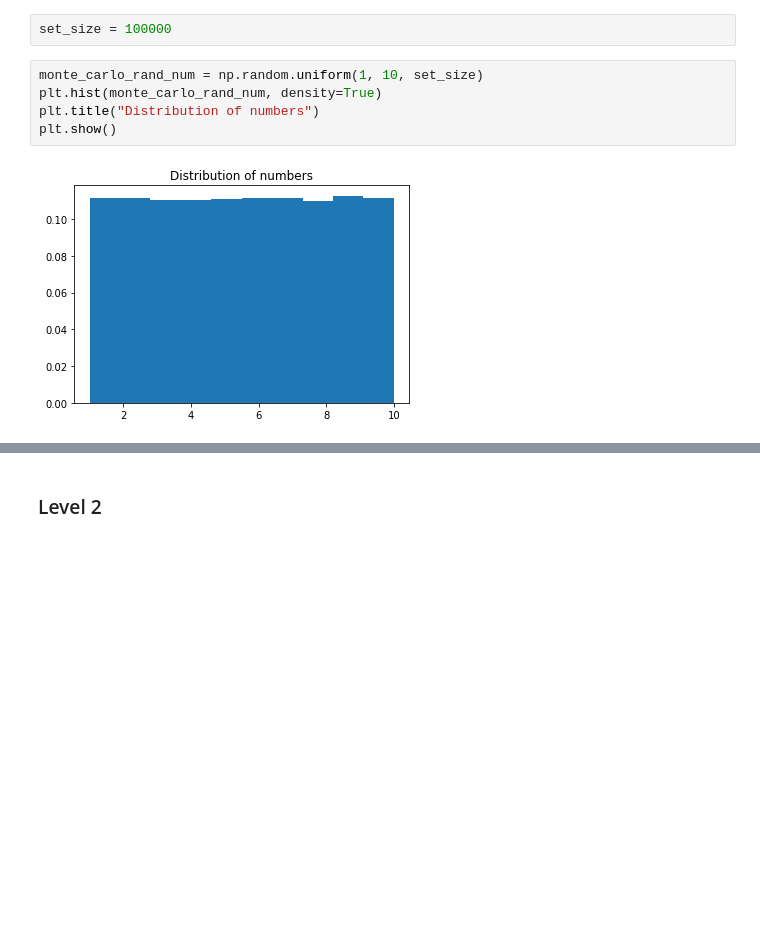
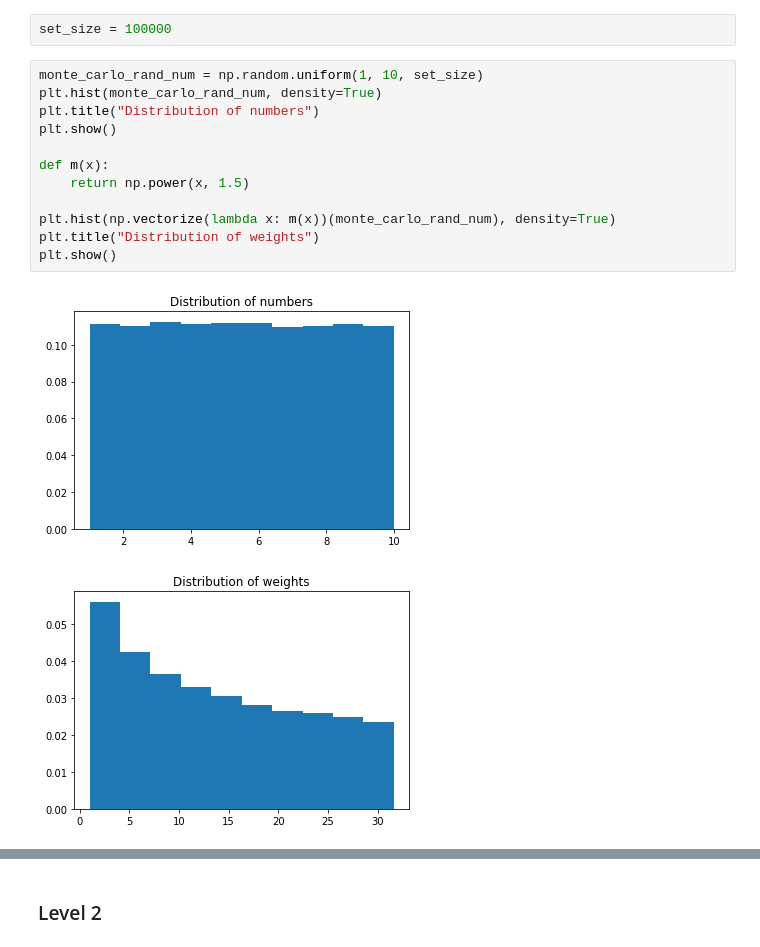
Before and after one commit to TrellixVulnTeam/INF368_65ZU, a Jupyter notebook: Weekly_Tasks/week2.ipynb, the cells around one changed output, grey strips where cells are left out. Cells and saved outputs as stored; diff of their text form; blank space fills up the shorter version.

```diff
--- a/Weekly_Tasks/week2.ipynb
+++ b/Weekly_Tasks/week2.ipynb
@@ -9,8 +9,16 @@ set_size = 100000
 # %%
 monte_carlo_rand_num = np.random.uniform(1, 10, set_size)
 plt.hist(monte_carlo_rand_num, density=True)
 plt.title("Distribution of numbers")
 plt.show()
+
+def m(x):
+    return np.power(x, 1.5)
+
+plt.hist(np.vectorize(lambda x: m(x))(monte_carlo_rand_num), density=True)
+plt.title("Distribution of weights")
+plt.show()
 # %% [output]
-[figure, old version]
+[figure, new version]
+[figure, added]
 # %%
```
Also changed, not shown: parts of 14 cells of this notebook.
